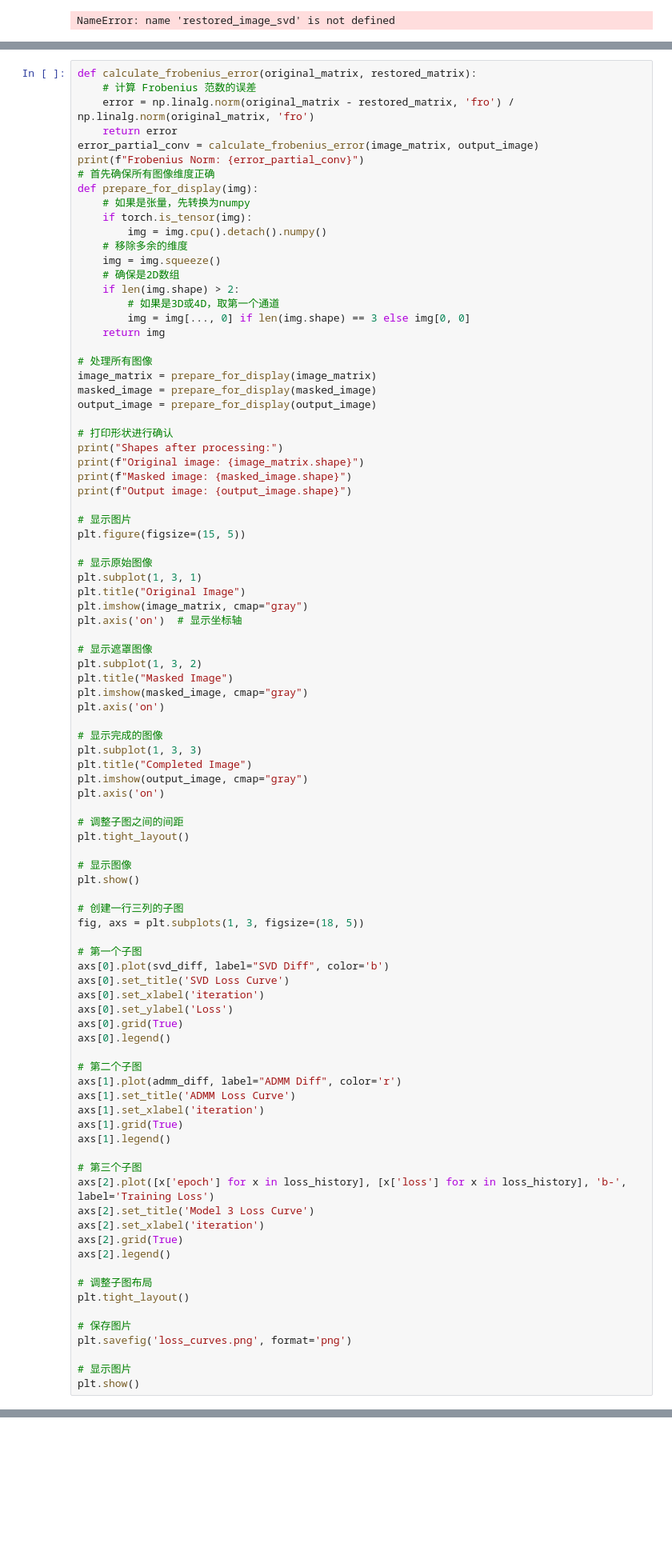
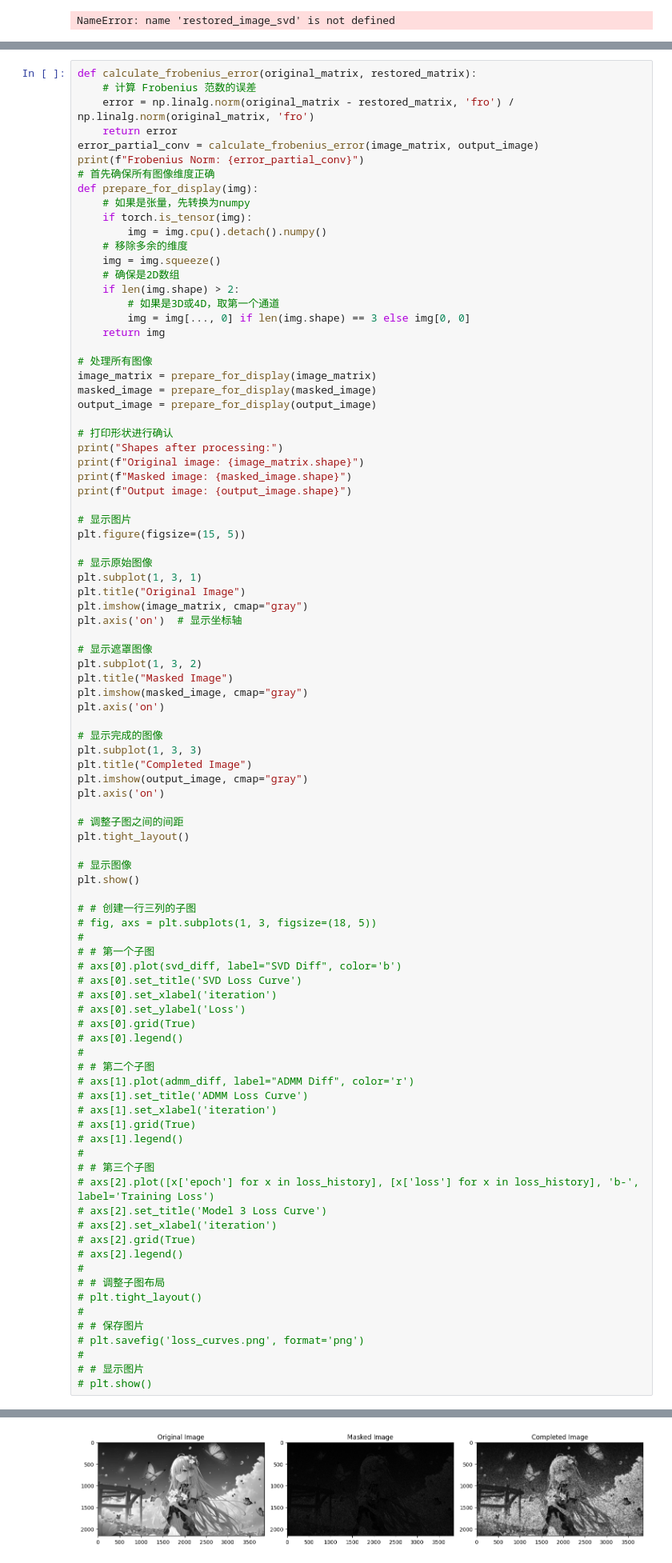
Before and after one commit to zZ23EcL/opt_team_hw1, a Jupyter notebook: MatrixCompletion.ipynb, the cells around one changed output, grey strips where cells are left out. Shown at 80% size. Cells and saved outputs as stored; diff of their text form; blank space fills up the shorter version.

```diff
--- a/MatrixCompletion.ipynb
+++ b/MatrixCompletion.ipynb
@@ -640,36 +644,37 @@ plt.tight_layout()
 # 显示图像
 plt.show()
 
-# 创建一行三列的子图
-fig, axs = plt.subplots(1, 3, figsize=(18, 5))
-
-# 第一个子图
-axs[0].plot(svd_diff, label="SVD Diff", color='b')
-axs[0].set_title('SVD Loss Curve')
-axs[0].set_xlabel('iteration')
-axs[0].set_ylabel('Loss')
-axs[0].grid(True)
-axs[0].legend()
-
-# 第二个子图
-axs[1].plot(admm_diff, label="ADMM Diff", color='r')
-axs[1].set_title('ADMM Loss Curve')
-axs[1].set_xlabel('iteration')
-axs[1].grid(True)
-axs[1].legend()
-
-# 第三个子图
-axs[2].plot([x['epoch'] for x in loss_history], [x['loss'] for x in loss_history], 'b-', label='Training Loss')
-axs[2].set_title('Model 3 Loss Curve')
-axs[2].set_xlabel('iteration')
-axs[2].grid(True)
-axs[2].legend()
-
-# 调整子图布局
-plt.tight_layout()
-
-# 保存图片
-plt.savefig('loss_curves.png', format='png')
-
-# 显示图片
-plt.show()
+# # 创建一行三列的子图
+# fig, axs = plt.subplots(1, 3, figsize=(18, 5))
+#
+# # 第一个子图
+# axs[0].plot(svd_diff, label="SVD Diff", color='b')
+# axs[0].set_title('SVD Loss Curve')
+# axs[0].set_xlabel('iteration')
+# axs[0].set_ylabel('Loss')
+# axs[0].grid(True)
+# axs[0].legend()
+#
+# # 第二个子图
+# axs[1].plot(admm_diff, label="ADMM Diff", color='r')
+# axs[1].set_title('ADMM Loss Curve')
+# axs[1].set_xlabel('iteration')
+# axs[1].grid(True)
+# axs[1].legend()
+#
+# # 第三个子图
+# axs[2].plot([x['epoch'] for x in loss_history], [x['loss'] for x in loss_history], 'b-', label='Training Loss')
+# axs[2].set_title('Model 3 Loss Curve')
+# axs[2].set_xlabel('iteration')
+# axs[2].grid(True)
+# axs[2].legend()
+#
+# # 调整子图布局
+# plt.tight_layout()
+#
+# # 保存图片
+# plt.savefig('loss_curves.png', format='png')
+#
+# # 显示图片
+# plt.show()
+# %% [output]
@@ -675,0 +686 @@ plt.show()
+[figure, added]
```
Also changed, not shown: parts of 3 cells of this notebook, 1 other file.
